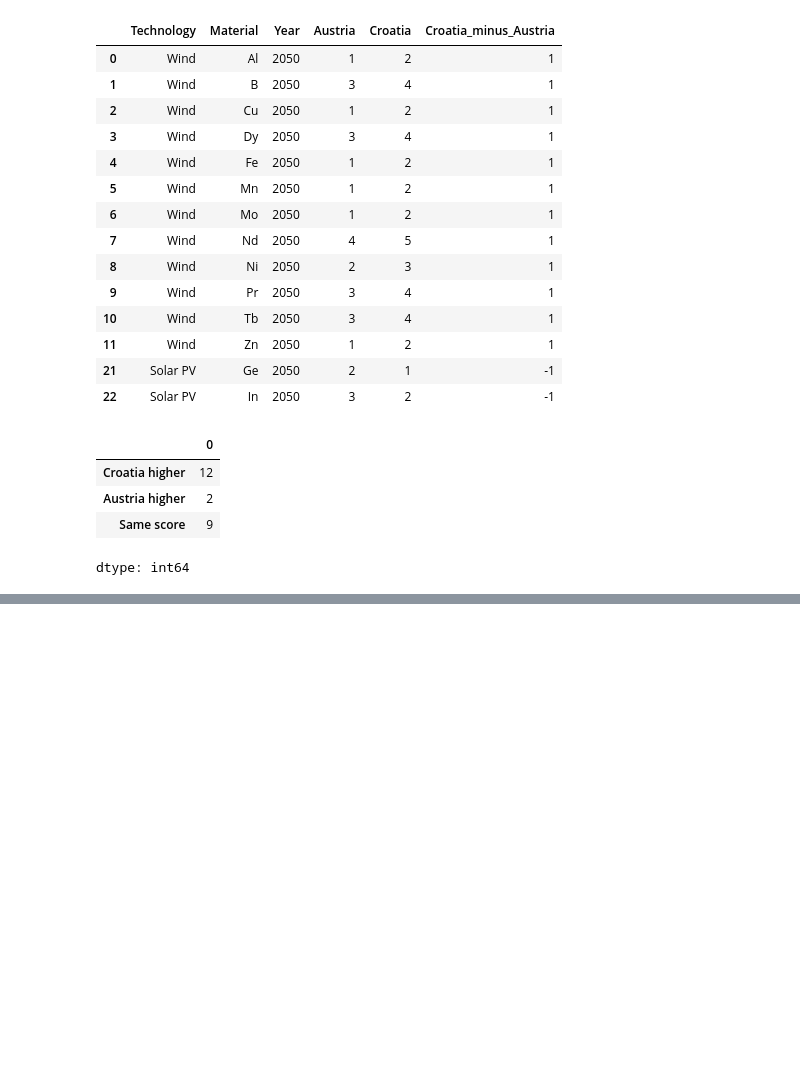
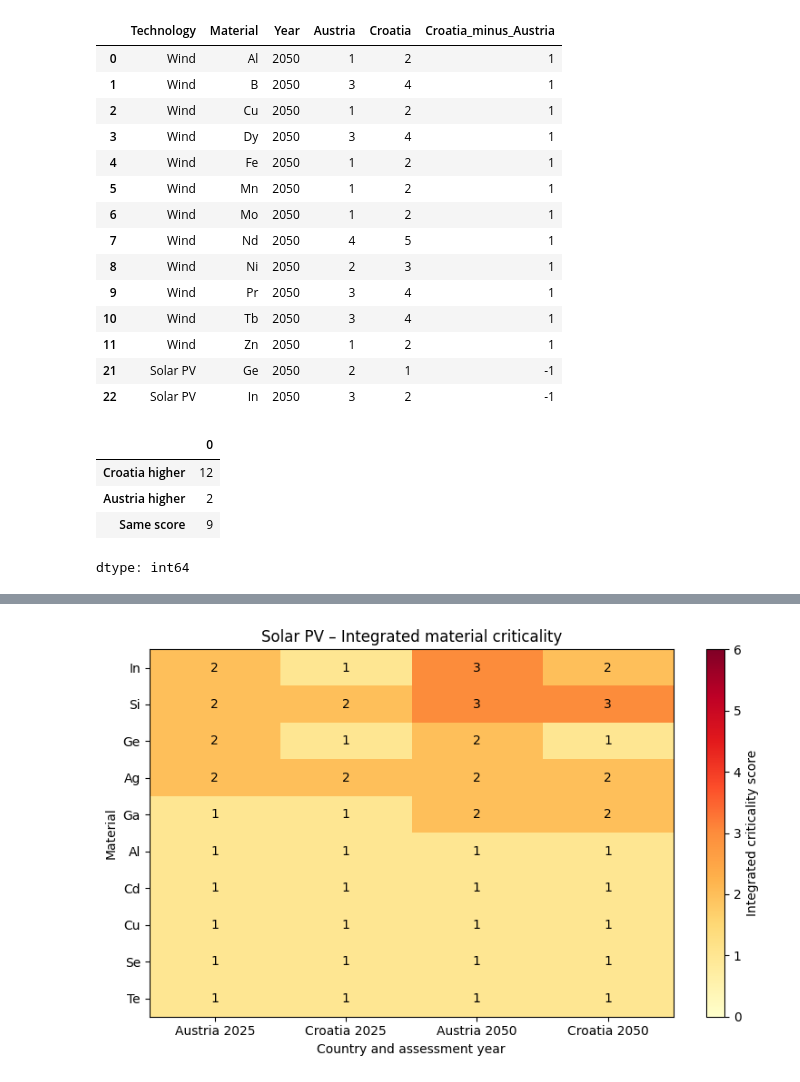
Before and after one commit to Trickwillfrit/MFA, a Jupyter notebook: notebooks/ENV501_Austria_Croatia_MFA.ipynb, the cells around one changed output, grey strips where cells are left out. Saved outputs shown, nothing was run; the diff lists cells and outputs as text; code cells hidden in the pictures; blank space fills up the shorter version.

```diff
--- a/notebooks/ENV501_Austria_Croatia_MFA.ipynb
+++ b/notebooks/ENV501_Austria_Croatia_MFA.ipynb
@@ -11352,0 +11523,7 @@ dtype: int64
+# %%
+plot_integrated_criticality_heatmap(
+    integrated_criticality,
+    "Solar PV"
+)
+# %% [output]
+[figure, added]
```
Also changed, not shown: parts of 6 cells of this notebook.
